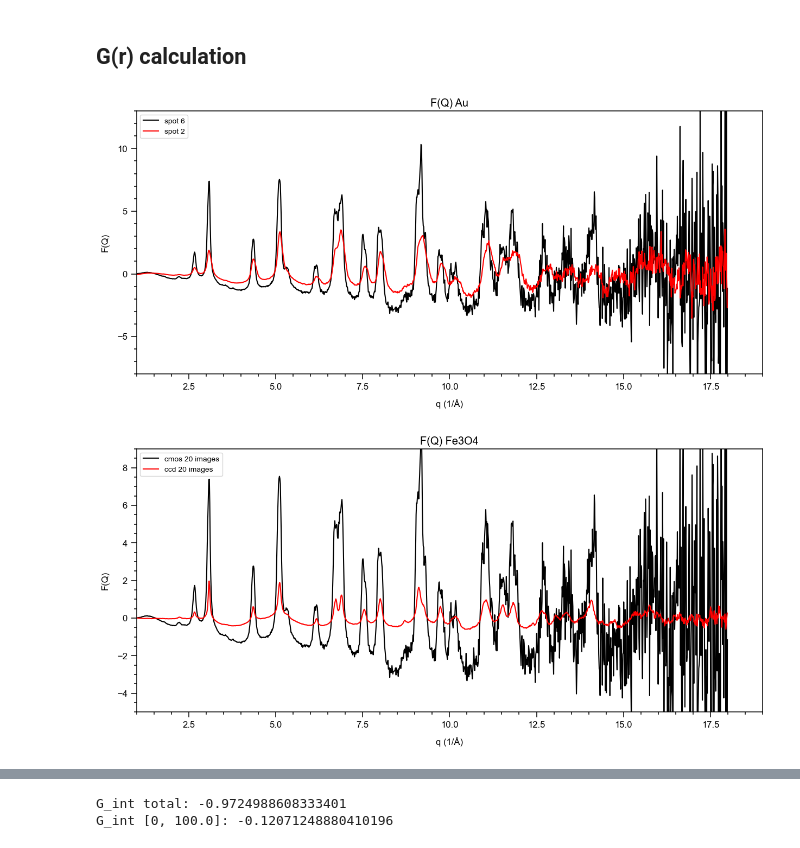
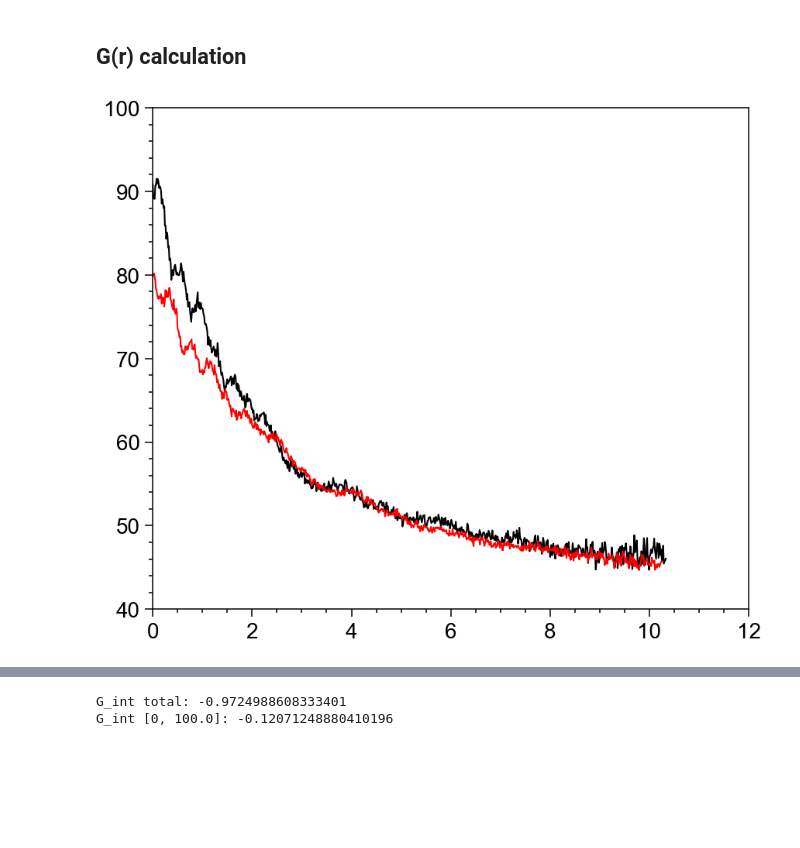
Before and after one commit to victorsecco/PyeRDF, a Jupyter notebook: notebooks/workflows/epdf/02.1_eRDF.ipynb, the cells around one changed output, grey strips where cells are left out. Saved outputs shown, nothing was run; the diff lists cells and outputs as text; code cells hidden in the pictures; blank space fills up the shorter version.

```diff
--- a/notebooks/workflows/epdf/02.1_eRDF.ipynb
+++ b/notebooks/workflows/epdf/02.1_eRDF.ipynb
@@ -162,32 +94,26 @@ q_spot2, fq_spot2 =  dp1.q, fq_poly
-# %%
-# F(Q)
-plt.figure(figsize=(15,6))
-plt.plot(dp1.q, fq_poly, label='spot 6')
-plt.plot(q_spot2, fq_spot2, label='spot 2')
-plt.xlim(1, 19)
-plt.ylim(-8,13)
-plt.xlabel('q (1/Å)')
-plt.ylabel('F(Q)')
-plt.title('F(Q) Au')
-plt.legend(fontsize=10)
-
-plt.show()
-# %% [output]
-[figure, removed]
-# %%
-# F(Q)
-plt.figure(figsize=(15,6))
-plt.plot(q_spirit, fq_spirit, label='cmos 20 images')
-plt.plot(dp1.q, fq_poly, label='ccd 20 images')
-plt.xlim(1, 19)
-plt.ylim(-5,9)
-plt.xlabel('q (1/Å)')
-plt.ylabel('F(Q)')
-plt.title('F(Q) Fe3O4')
-plt.legend(fontsize=10)
-
-plt.show()
-# %% [output]
-[figure, removed]
+# %%
+import pandas as pd
+import matplotlib.pyplot as plt
+from pathlib import Path
+
+p = r"C:\Users\seccolev\data_processing\data\processed\ePDF\In2O3\20250822\in2o3_exp10s_spot6_f30.csv"
+q = r"C:\Users\seccolev\data_processing\data\processed\ePDF\In2O3\20250815\in2o3_exp1s_spot2_f30.csv"
+
+f30 =    pd.read_csv(p, header=None, skiprows = 1)
+spirit = pd.read_csv(q, header=None, skiprows = 1)
+
+iqf30 = f30[1].values[600:1400]
+iqspirit = spirit[0].values[600:1400]
+
+x = np.arange(0, len(iqf30)*0.012926118827172666,  0.012926118827172666)
+x2 = np.arange(0, len(iqf30)*0.012816757013383256,  0.012816757013383256)
+
+plt.plot(x, iqf30)
+plt.plot(x2, iqspirit)
+
+# plt.xlim(0,1400)
+plt.show()
+# %% [output]
+[figure, added]
 # %%
 # Plot
```
Also changed, not shown: parts of 8 cells of this notebook, 5 other files.
